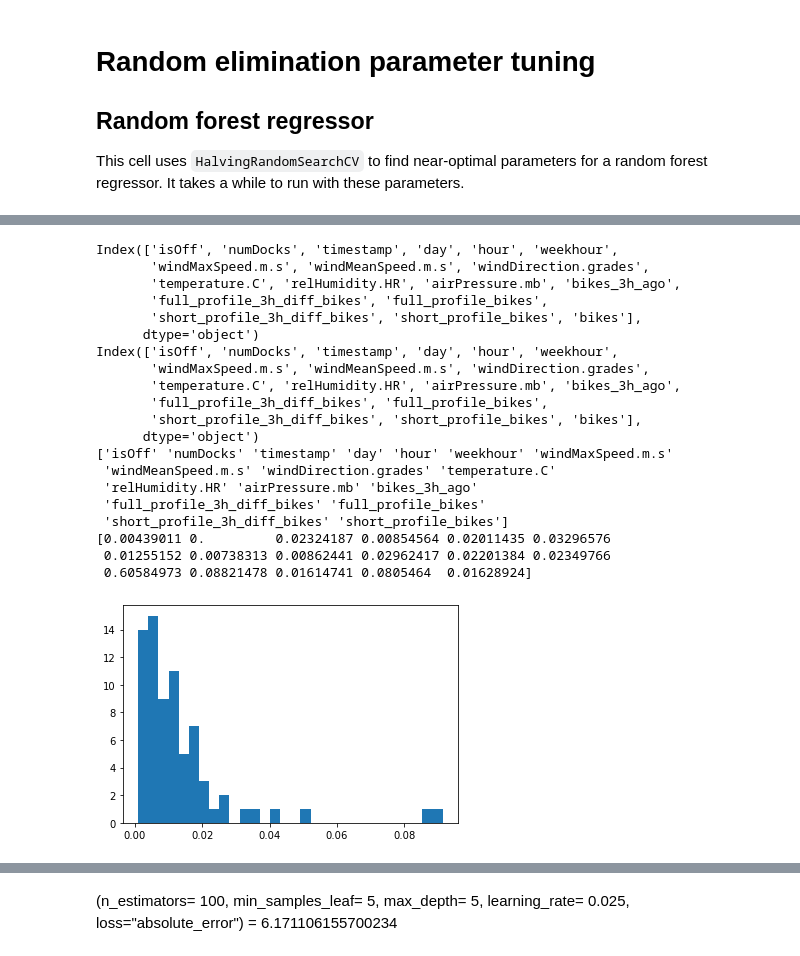
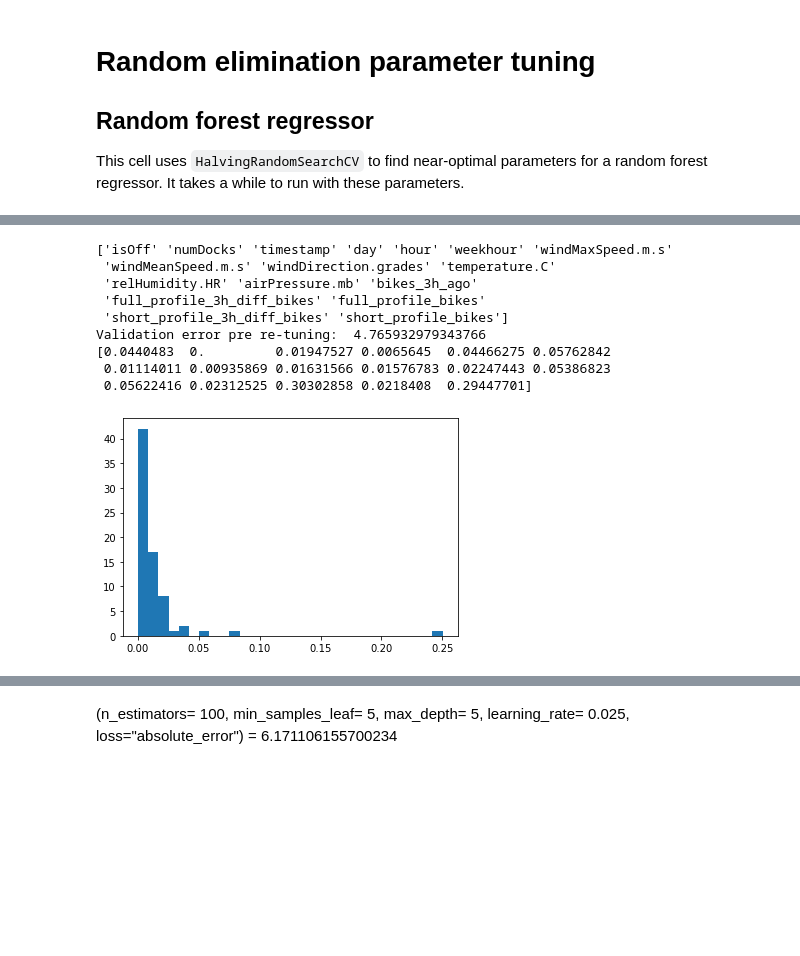
Before and after one commit to phillipSloan/MoreBikes, a Jupyter notebook: by_station_forest.ipynb, the cells around one changed output, grey strips where cells are left out. Saved outputs shown, nothing was run; the diff lists cells and outputs as text; code cells hidden in the pictures; blank space fills up the shorter version.

```diff
--- a/by_station_forest.ipynb
+++ b/by_station_forest.ipynb
@@ -179,6 +179,12 @@ train_docks_list = []
 val_docks_list = []
 
 scalers = []
+count = 0
+for i, path in enumerate(Path('./Train/Train').rglob('*.csv')):
+    count += 1
+
+val_inds = list(np.random.randint(0, count - 1, 2))
+print(val_inds)
 
 for i, path in enumerate(Path('./Train/Train').rglob('*.csv')):
     tmp = pd.read_csv(path)
@@ -188,7 +194,7 @@ for i, path in enumerate(Path('./Train/Train').rglob('*.csv')):
     #print(tmp.columns)
 
 
-    if i  > 1:
+    if i  not in  val_inds:
         train, val = train_test_split(tmp, test_size=0.02)
 
         train, train_docks = vectorise_dataframe(train)
@@ -208,12 +214,13 @@ for i, path in enumerate(Path('./Train/Train').rglob('*.csv')):
         scalers.append(scaler)
 
         del tmp
-    elif i == 0:
+    elif i == val_inds[0]:
         val_set = tmp.copy()
 
 
         val_set, val_set_docks = vectorise_dataframe(val_set)
     else:
+        print('found val set two')
         val_set_two = tmp.copy()
 
 
@@ -256,8 +265,8 @@ models = []
 
 for i in tqdm(range(len(trains))):
     #forest_boost = AdaBoostRegressor(n_estimators=400, random_state=0, learning_rate = 0.5)
-    forest_boost = RandomForestRegressor(n_estimators= 600, max_depth= 9)
-    #forest_boost = GradientBoostingRegressor(n_estimators= 600, max_depth= 7, learning_rate= 0.3, loss="squared_error")#
+    forest_boost = RandomForestRegressor(n_estimators= 200, max_depth= 9)
+    #forest_boost = GradientBoostingRegressor(n_estimators= 150, max_depth= 3, learning_rate= 0.1, loss="squared_error")#
     forest_boost.fit(trains[i].iloc[:,:-1].to_numpy(), trains[i]["bikes"].to_numpy())
 
     models.append(forest_boost)
@@ -339,51 +348,42 @@ plt.hist(model_weights, bins=30)
 # %%
 def ensemble_validation_errors(models, scalers, x, y,  docks):
     results = np.zeros(len(models))
 
     for i, m in enumerate(models):
 
         x_i = scalers[i].transform(x)
 
         results[i] = mean_absolute_error(m.predict(x_i),y)# * docks, y*docks)
 
     return results
 
-print(trains[0].columns)
-print(val_set.columns)
+#print(trains[0].columns)
+#print(val_set.columns)
 print(scalers[0].feature_names_in_)
 
 validation_errors = ensemble_validation_errors(models, scalers, val_set.iloc[:, :-1], val_set["bikes"], val_set_docks)
 
-model_weights = model_weights / validation_errors
+print(f'Validation error pre re-tuning:  {np.mean(validation_errors)}')
+
+model_weights = model_weights / validation_errors**2
 model_weights = model_weights / np.sum(model_weights)
 
 print(models[0].feature_importances_)
 
 
 plt.hist(model_weights, bins=30)
 plt.show()
 # %% [output]
-Index(['isOff', 'numDocks', 'timestamp', 'day', 'hour', 'weekhour',
-       'windMaxSpeed.m.s', 'windMeanSpeed.m.s', 'windDirection.grades',
-       'temperature.C', 'relHumidity.HR', 'airPressure.mb', 'bikes_3h_ago',
-       'full_profile_3h_diff_bikes', 'full_profile_bikes',
-       'short_profile_3h_diff_bikes', 'short_profile_bikes', 'bikes'],
-      dtype='object')
-Index(['isOff', 'numDocks', 'timestamp', 'day', 'hour', 'weekhour',
-       'windMaxSpeed.m.s', 'windMeanSpeed.m.s', 'windDirection.grades',
-       'temperature.C', 'relHumidity.HR', 'airPressure.mb', 'bikes_3h_ago',
-       'full_profile_3h_diff_bikes', 'full_profile_bikes',
-       'short_profile_3h_diff_bikes', 'short_profile_bikes', 'bikes'],
-      dtype='object')
 ['isOff' 'numDocks' 'timestamp' 'day' 'hour' 'weekhour' 'windMaxSpeed.m.s'
  'windMeanSpeed.m.s' 'windDirection.grades' 'temperature.C'
  'relHumidity.HR' 'airPressure.mb' 'bikes_3h_ago'
  'full_profile_3h_diff_bikes' 'full_profile_bikes'
  'short_profile_3h_diff_bikes' 'short_profile_bikes']
-[0.00439011 0.         0.02324187 0.00854564 0.02011435 0.03296576
- 0.01255152 0.00738313 0.00862441 0.02962417 0.02201384 0.02349766
- 0.60584973 0.08821478 0.01614741 0.0805464  0.01628924]
+Validation error pre re-tuning:  4.765932979343766
+[0.0440483  0.         0.01947527 0.0065645  0.04466275 0.05762842
+ 0.01114011 0.00935869 0.01631566 0.01576783 0.02247443 0.05386823
+ 0.05622416 0.02312525 0.30302858 0.0218408  0.29447701]
-[figure, old version]
+[figure, new version]
 # %%
 def ensemble_predict(models, scalers, model_weights, x):
     results = np.zeros(x.shape[0])
```
Also changed, not shown: parts of 8 cells of this notebook, 4 other files.
